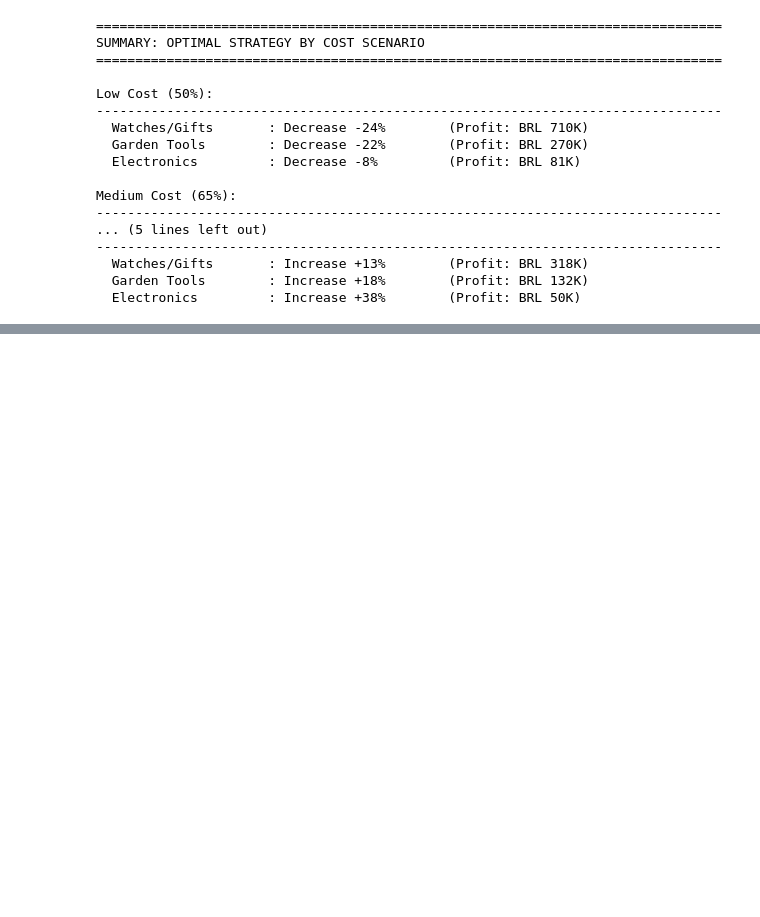
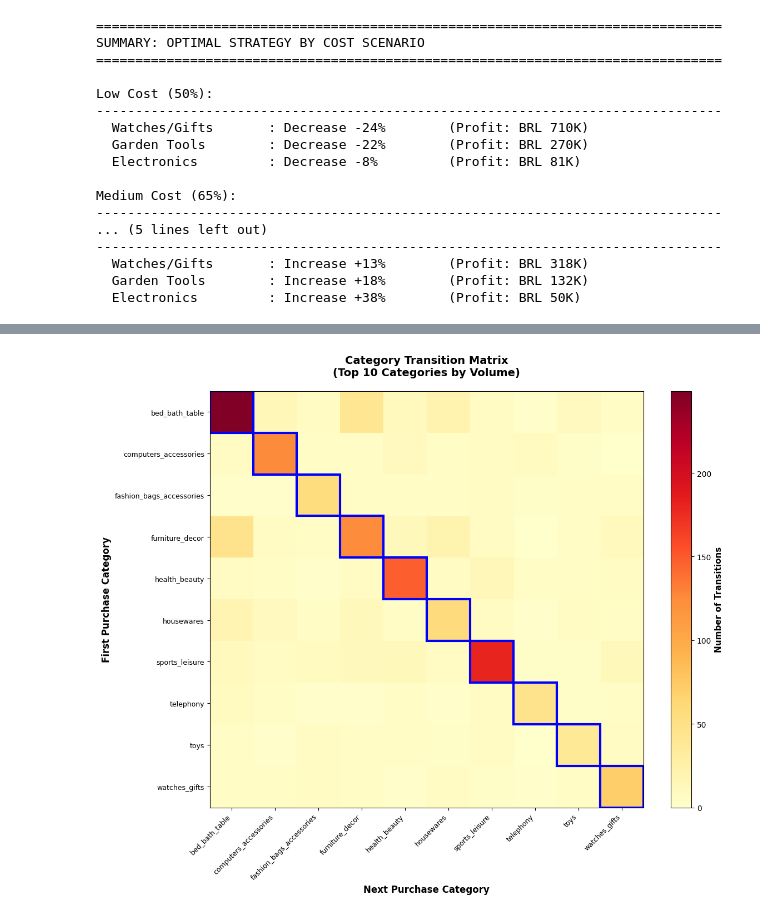
Before and after one commit to DineshPoddaturi/ecommerce-pricing-transformation, a Jupyter notebook: notebooks/04_optimization_scenario_simulation.ipynb, the cells around one changed output, grey strips where cells are left out. Cells and saved outputs as stored; diff of their text form; code cells hidden in the pictures; blank space fills up the shorter version.

```diff
--- a/notebooks/04_optimization_scenario_simulation.ipynb
+++ b/notebooks/04_optimization_scenario_simulation.ipynb
@@ -1028,0 +1537,48 @@ Medium Cost (65%):
+# %%
+# Category transition matrix
+# Focus on top 10 categories by transaction volume
+top_categories = transitions_df['from_category'].value_counts().head(10).index.tolist()
+
+# Create subset transition matrix
+subset_trans = transitions_df[
+    transitions_df['from_category'].isin(top_categories) &
+    transitions_df['to_category'].isin(top_categories)
+]
+
+trans_matrix_subset = pd.crosstab(
+    subset_trans['from_category'],
+    subset_trans['to_category'],
+    margins=False
+)
+
+fig, ax = plt.subplots(figsize=(12, 10))
+
+# Create heatmap
+im = ax.imshow(trans_matrix_subset.values, cmap='YlOrRd', aspect='auto')
+
+# Set ticks
+ax.set_xticks(np.arange(len(trans_matrix_subset.columns)))
+ax.set_yticks(np.arange(len(trans_matrix_subset.index)))
+ax.set_xticklabels(trans_matrix_subset.columns, rotation=45, ha='right', fontsize=9)
+ax.set_yticklabels(trans_matrix_subset.index, fontsize=9)
+
+ax.set_xlabel('Next Purchase Category', fontsize=12, fontweight='bold')
+ax.set_ylabel('First Purchase Category', fontsize=12, fontweight='bold')
+ax.set_title('Category Transition Matrix\n(Top 10 Categories by Volume)',
+             fontsize=14, fontweight='bold', pad=20)
+
+# Add colorbar
+cbar = plt.colorbar(im, ax=ax)
+cbar.set_label('Number of Transitions', fontsize=11, fontweight='bold')
+
+# Highlight diagonal (same-category repurchase)
+for i in range(min(len(trans_matrix_subset.index), len(trans_matrix_subset.columns))):
+    ax.add_patch(plt.Rectangle((i-0.5, i-0.5), 1, 1, fill=False,
+                               edgecolor='blue', linewidth=3))
+
+plt.tight_layout()
+plt.savefig('../outputs/images/category_transition_matrix.png', dpi=300, bbox_inches='tight')
+plt.show()
+plt.close()
+# %% [output]
+[figure, added]
```
Also changed, not shown: parts of 12 cells of this notebook.
